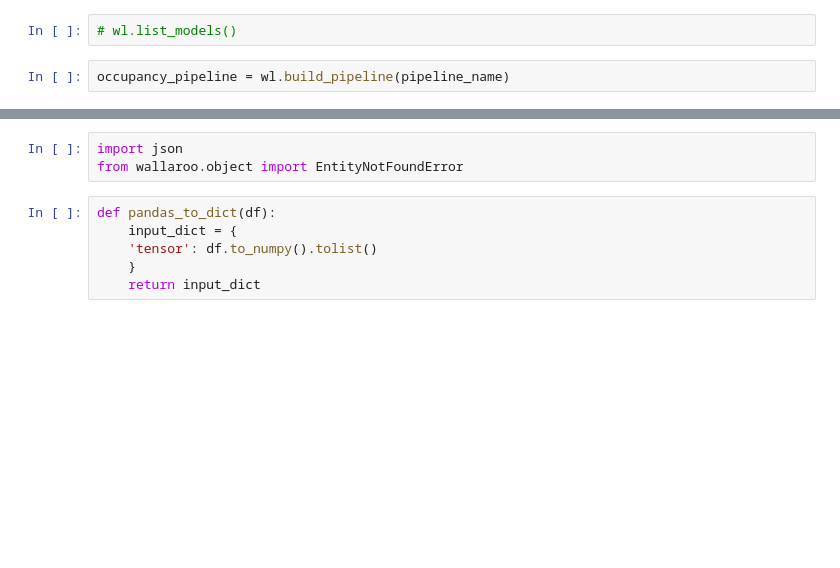
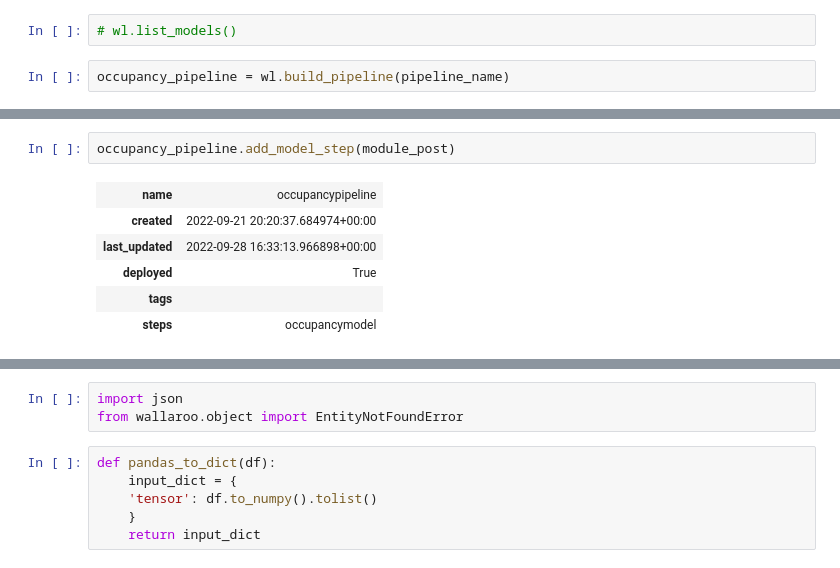
Before and after one commit to NBursch-Wallaroo/Wallaroo_Tutorials, a Jupyter notebook: room_occupancy/RoomOccupancyModel.ipynb, the cells around one changed output, grey strips where cells are left out. Drawn from its saved outputs; the diff is of its cells as text; blank space fills up the shorter version.

```diff
--- a/room_occupancy/RoomOccupancyModel.ipynb
+++ b/room_occupancy/RoomOccupancyModel.ipynb
@@ -242,3 +257,12 @@ occupancy_pipeline.add_model_step(occupancy_model)
+# %%
+occupancy_pipeline.add_model_step(module_post)
+# %% [output]
+| name | occupancypipeline |
+| created | 2022-09-21 20:20:37.684974+00:00 |
+| last_updated | 2022-09-28 16:33:13.966898+00:00 |
+| deployed | True |
+| tags |  |
+| steps | occupancymodel |
 # %%
 occupancy_pipeline.deploy()
 # %% [output]
```
Also changed, not shown: parts of 18 cells of this notebook, 1 other file.
